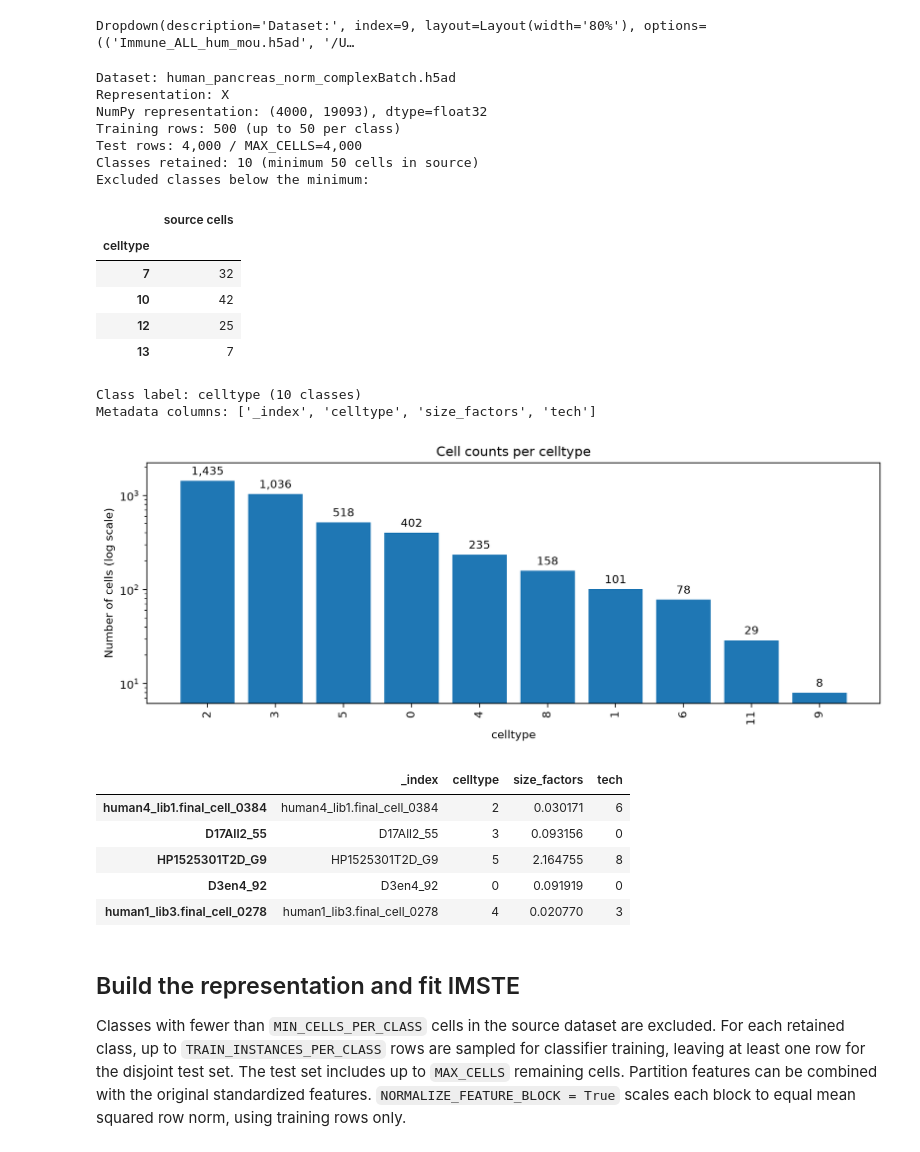
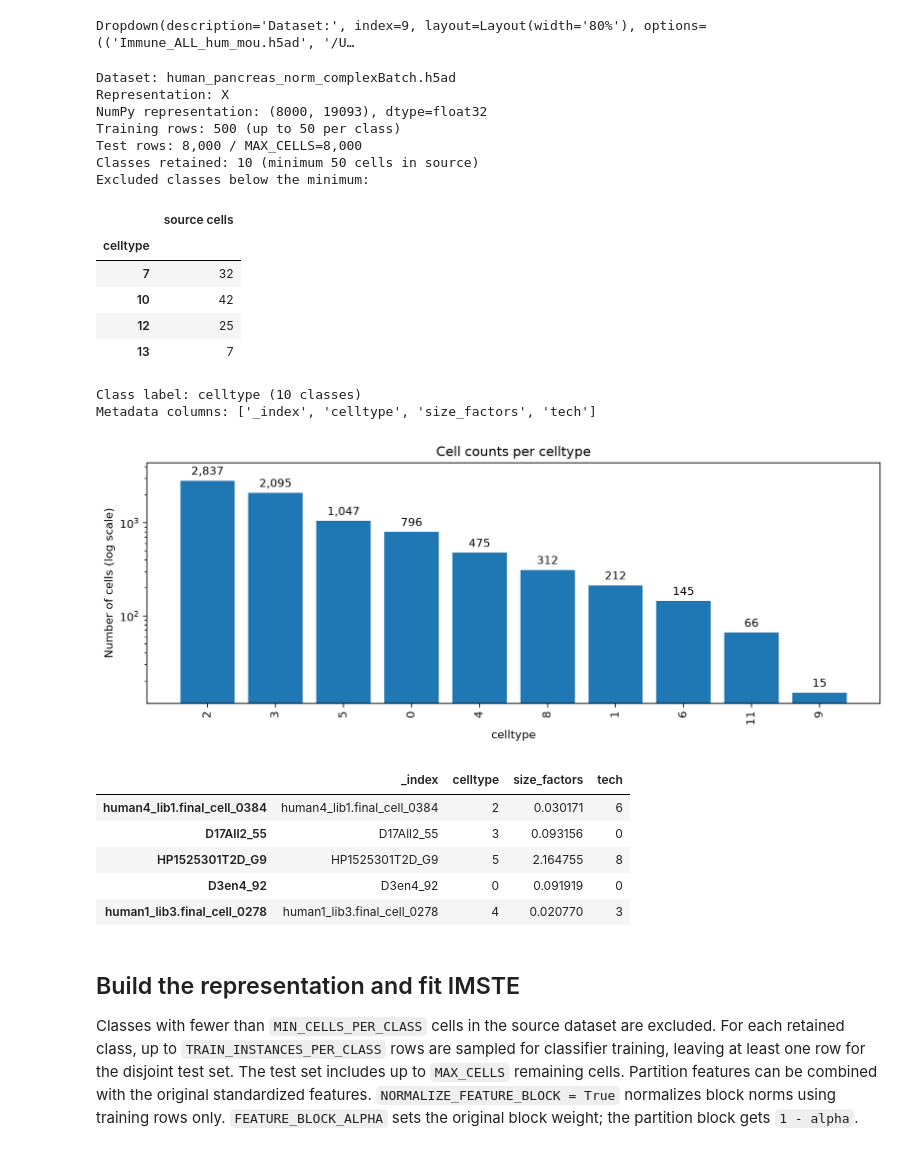
Before and after one commit to fabriziocosta/clasp, a Jupyter notebook: notebooks/07_imste_single_cell.ipynb, the cells around one changed output. Drawn from its saved outputs; the diff is of its cells as text; code cells hidden in the pictures.

```diff
--- a/notebooks/07_imste_single_cell.ipynb
+++ b/notebooks/07_imste_single_cell.ipynb
@@ -101,7 +101,7 @@ DATASET_PATH = (
     else next(path for path in AVAILABLE_DATASETS if path.name == DATASET_NAME)
 )
 MATRIX_KEY = "X"
-MAX_CELLS = 4000
+MAX_CELLS = 8000
 TRAIN_INSTANCES_PER_CLASS = 50
 MIN_CELLS_PER_CLASS = 50
 (
@@ -126,36 +126,36 @@ MIN_CELLS_PER_CLASS = 50
 )
 obs_test = obs
 print(f"Dataset: {Path(DATASET_PATH).name}")
 print(f"Representation: {MATRIX_KEY}")
 print(f"NumPy representation: {X.shape}, dtype={X.dtype}")
 print(f"Training rows: {len(train_row_indices):,} (up to {TRAIN_INSTANCES_PER_CLASS} per class)")
 print(f"Test rows: {len(row_indices):,} / MAX_CELLS={MAX_CELLS:,}")
 print(f"Classes retained: {obs[LABEL_KEY].nunique()} (minimum {MIN_CELLS_PER_CLASS} cells in source)")
 if not excluded_class_counts.empty:
     print("Excluded classes below the minimum:")
     display(excluded_class_counts.rename("source cells").to_frame())
 print(f"Class label: {LABEL_KEY} ({obs[LABEL_KEY].nunique()} classes)")
 print("Metadata columns:", list(obs.columns))
 fig, ax = plot_cell_counts(obs, LABEL_KEY, log_scale=True)
 plt.show()
 obs.head()
 # %% [output]
 Dataset: human_pancreas_norm_complexBatch.h5ad
 Representation: X
-NumPy representation: (4000, 19093), dtype=float32
+NumPy representation: (8000, 19093), dtype=float32
 Training rows: 500 (up to 50 per class)
-Test rows: 4,000 / MAX_CELLS=4,000
+Test rows: 8,000 / MAX_CELLS=8,000
 Classes retained: 10 (minimum 50 cells in source)
 Excluded classes below the minimum:
 |  | source cells |
 | celltype |  |
 | 7 | 32 |
 | 10 | 42 |
 | 12 | 25 |
 | 13 | 7 |
 Class label: celltype (10 classes)
 Metadata columns: ['_index', 'celltype', 'size_factors', 'tech']
-[figure, old version]
+[figure, new version]
 |  | _index | celltype | size_factors | tech |
 | human4_lib1.final_cell_0384 | human4_lib1.final_cell_0384 | 2 | 0.030171 | 6 |
 | D17All2_55 | D17All2_55 | 3 | 0.093156 | 0 |
@@ -165,7 +165,7 @@ Metadata columns: ['_index', 'celltype', 'size_factors', 'tech']
 # %% [markdown]
 ## Build the representation and fit IMSTE
 
-Classes with fewer than `MIN_CELLS_PER_CLASS` cells in the source dataset are excluded. For each retained class, up to `TRAIN_INSTANCES_PER_CLASS` rows are sampled for classifier training, leaving at least one row for the disjoint test set. The test set includes up to `MAX_CELLS` remaining cells. Partition features can be combined with the original standardized features. `NORMALIZE_FEATURE_BLOCK = True` scales each block to equal mean squared row norm, using training rows only.
+Classes with fewer than `MIN_CELLS_PER_CLASS` cells in the source dataset are excluded. For each retained class, up to `TRAIN_INSTANCES_PER_CLASS` rows are sampled for classifier training, leaving at least one row for the disjoint test set. The test set includes up to `MAX_CELLS` remaining cells. Partition features can be combined with the original standardized features. `NORMALIZE_FEATURE_BLOCK = True` normalizes block norms using training rows only. `FEATURE_BLOCK_ALPHA` sets the original block weight; the partition block gets `1 - alpha`.
 # %%
 # The loader filters rare classes and provides disjoint train/test rows.
 RANDOM_STATE = 42
```
Also changed, not shown: parts of 3 cells of this notebook, 26 other files.
